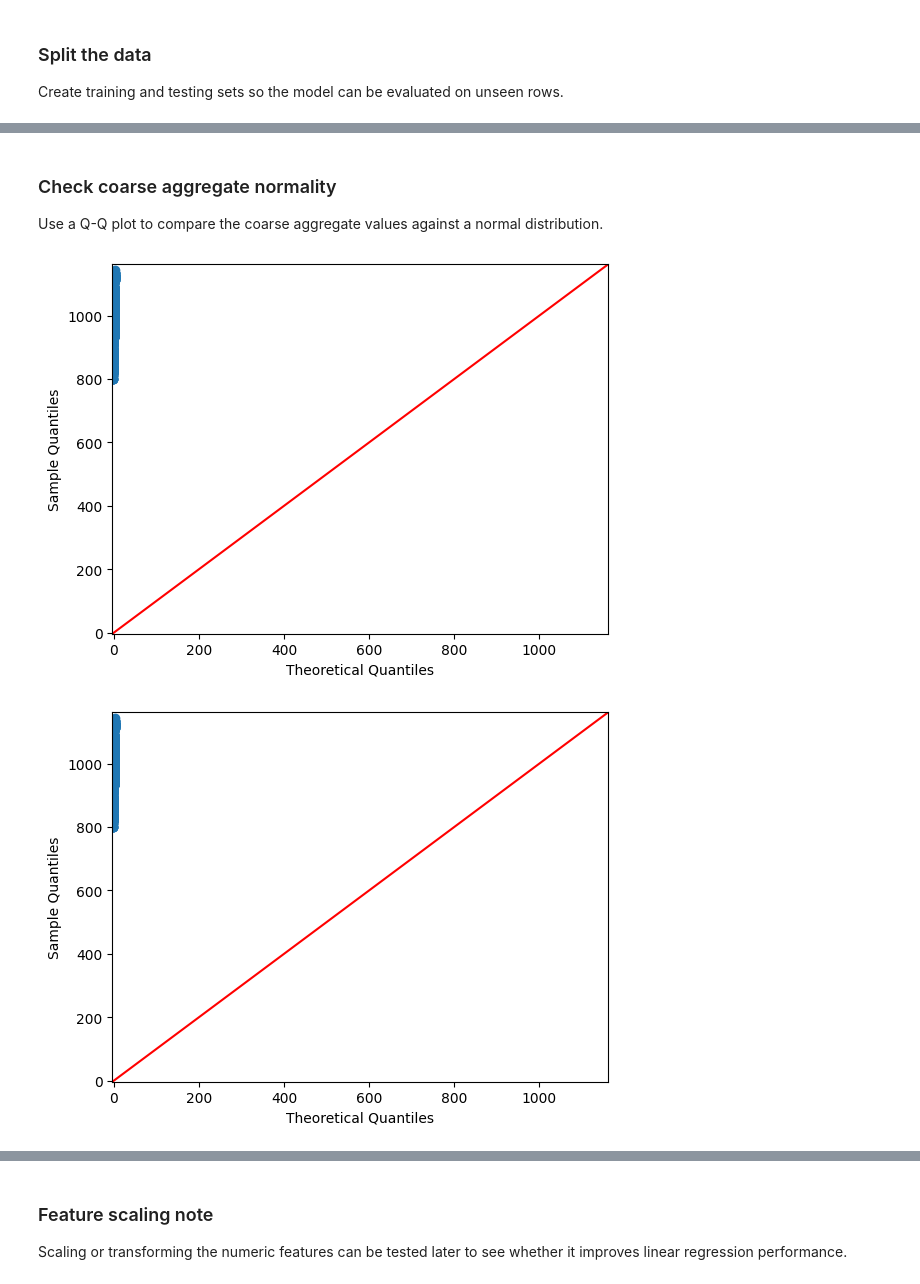
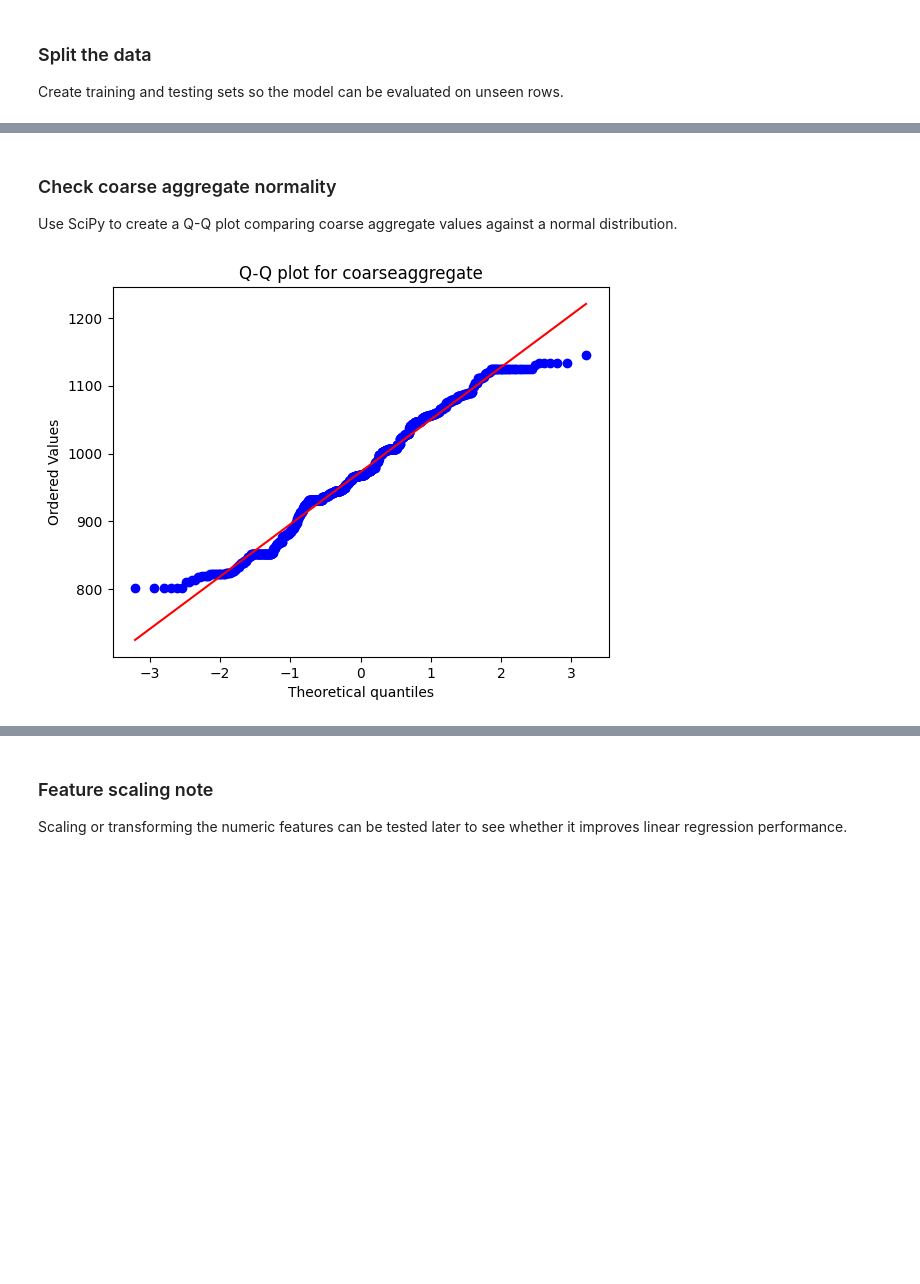
Before and after one commit to Asit-Sengar/Machine_Learning_foundations, a Jupyter notebook: notebooks/100_days_ml/power_transformer.ipynb, the cells around one changed output, grey strips where cells are left out. Drawn from its saved outputs; the diff is of its cells as text; code cells hidden in the pictures; blank space fills up the shorter version.

```diff
--- a/notebooks/100_days_ml/power_transformer.ipynb
+++ b/notebooks/100_days_ml/power_transformer.ipynb
@@ -83,8 +103,10 @@ sns.histplot(df["water"])
 # %% [markdown]
 ### Check coarse aggregate normality
-Use a Q-Q plot to compare the coarse aggregate values against a normal distribution.
+
+Use SciPy to create a Q-Q plot comparing coarse aggregate values against a normal distribution.
 # %%
-qqplot(df["coarseaggregate"] , line = "45")
+stats.probplot(df["coarseaggregate"], dist="norm", plot=plt)
+plt.title("Q-Q plot for coarseaggregate")
+plt.show()
 # %% [output]
-[figure, old version]
+[figure, new version]
-[figure, removed]
```
Also changed, not shown: parts of 13 cells of this notebook.
